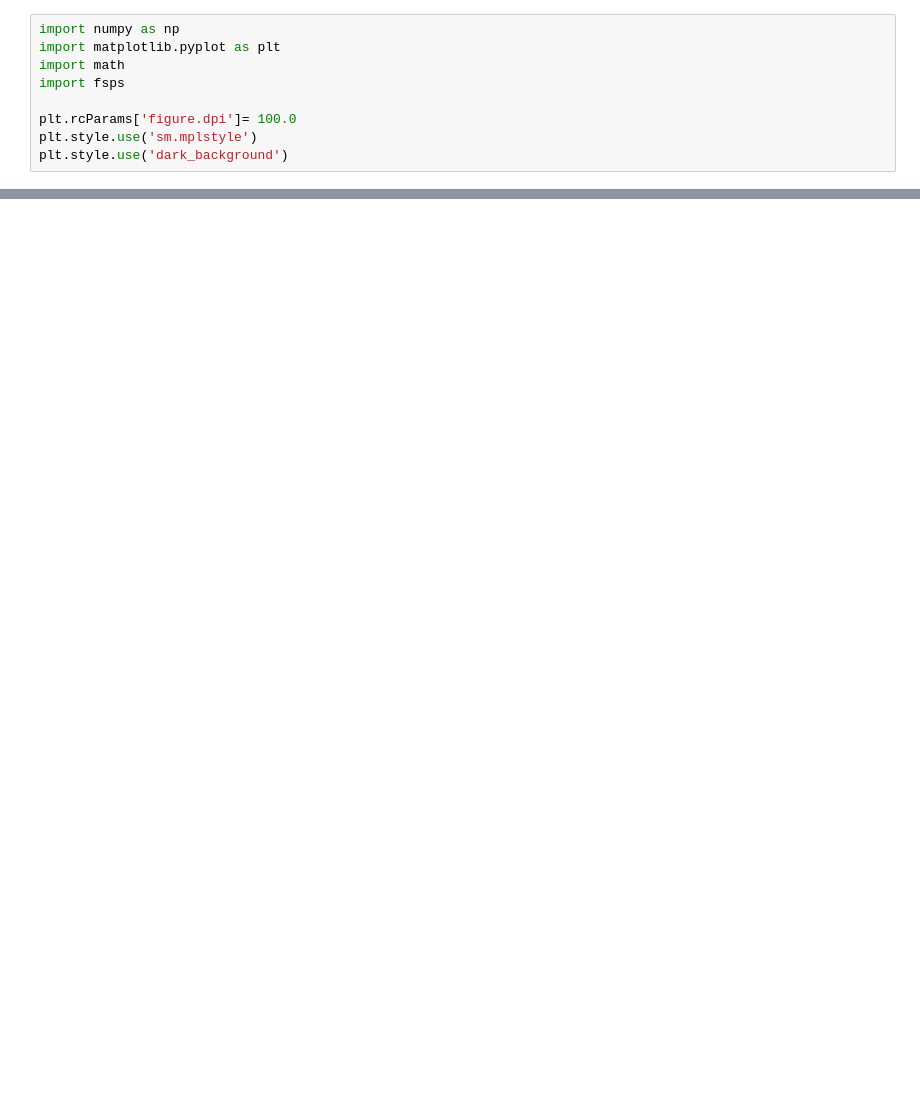
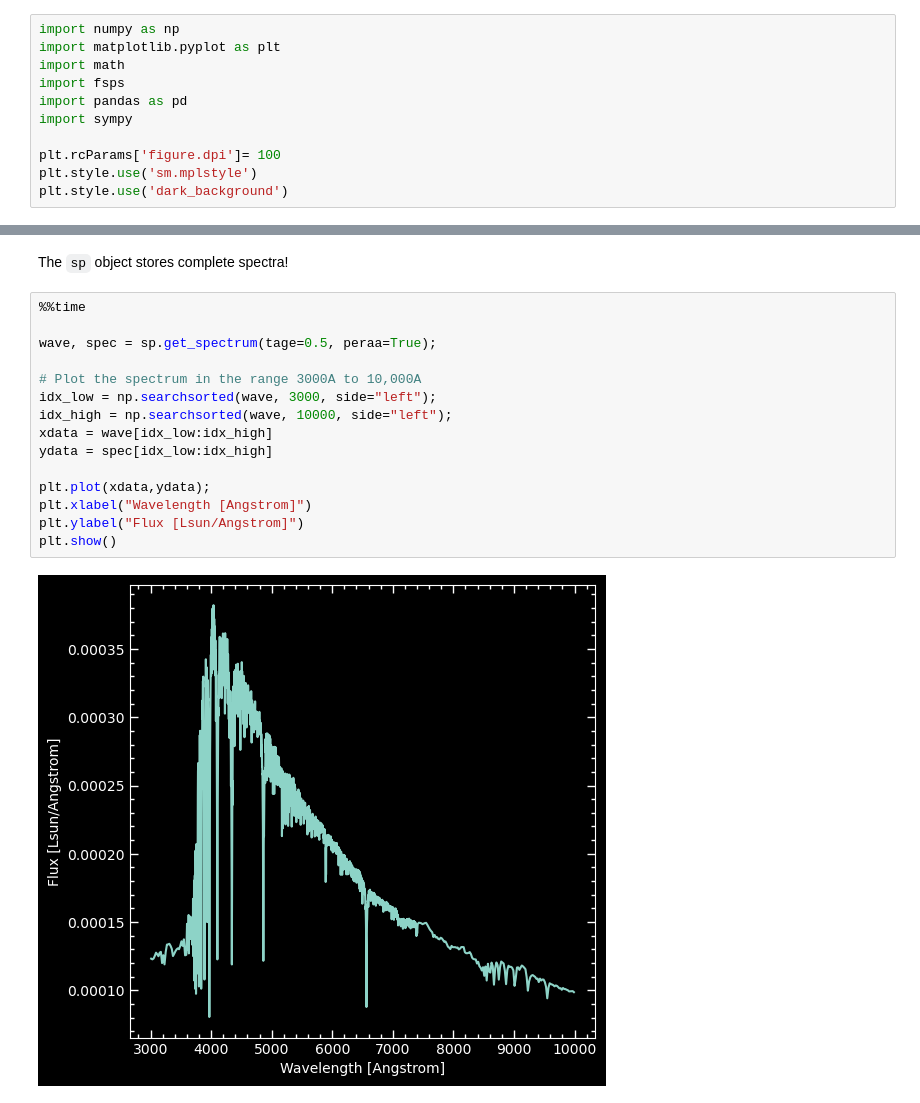
Before and after one commit to robertoabraham/AST2040, a Jupyter notebook: FSPS.ipynb, the cells around one changed output, grey strips where cells are left out. Saved outputs shown, nothing was run; the diff lists cells and outputs as text; blank space fills up the shorter version.

```diff
--- a/FSPS.ipynb
+++ b/FSPS.ipynb
@@ -3,8 +3,10 @@ import numpy as np
 import matplotlib.pyplot as plt
 import math
 import fsps
+import pandas as pd
+import sympy
 
-plt.rcParams['figure.dpi']= 100.0
+plt.rcParams['figure.dpi']= 100
 plt.style.use('sm.mplstyle')
 plt.style.use('dark_background')
 # %%
@@ -28,0 +44,19 @@ plt.plot(wave,spec)
+# %% [markdown]
+The `sp` object stores complete spectra!
+# %%
+%%time
+
+wave, spec = sp.get_spectrum(tage=0.5, peraa=True);
+
+# Plot the spectrum in the range 3000A to 10,000A
+idx_low = np.searchsorted(wave, 3000, side="left");
+idx_high = np.searchsorted(wave, 10000, side="left");
+xdata = wave[idx_low:idx_high]
+ydata = spec[idx_low:idx_high]
+
+plt.plot(xdata,ydata);
+plt.xlabel("Wavelength [Angstrom]")
+plt.ylabel("Flux [Lsun/Angstrom]")
+plt.show()
+# %% [output]
+[figure, added]
```
Also changed, not shown: parts of 9 cells of this notebook, 2 other files.
